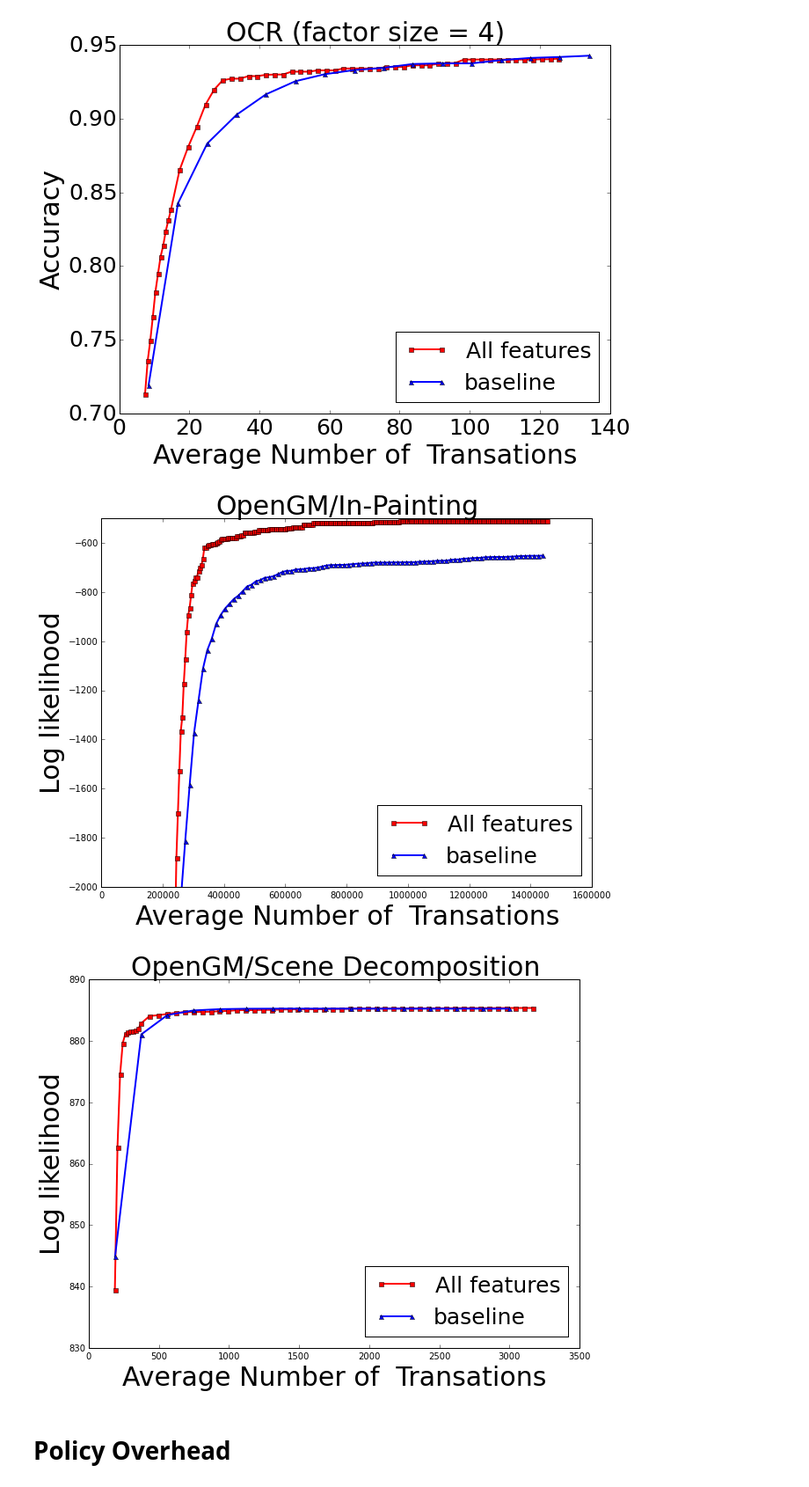
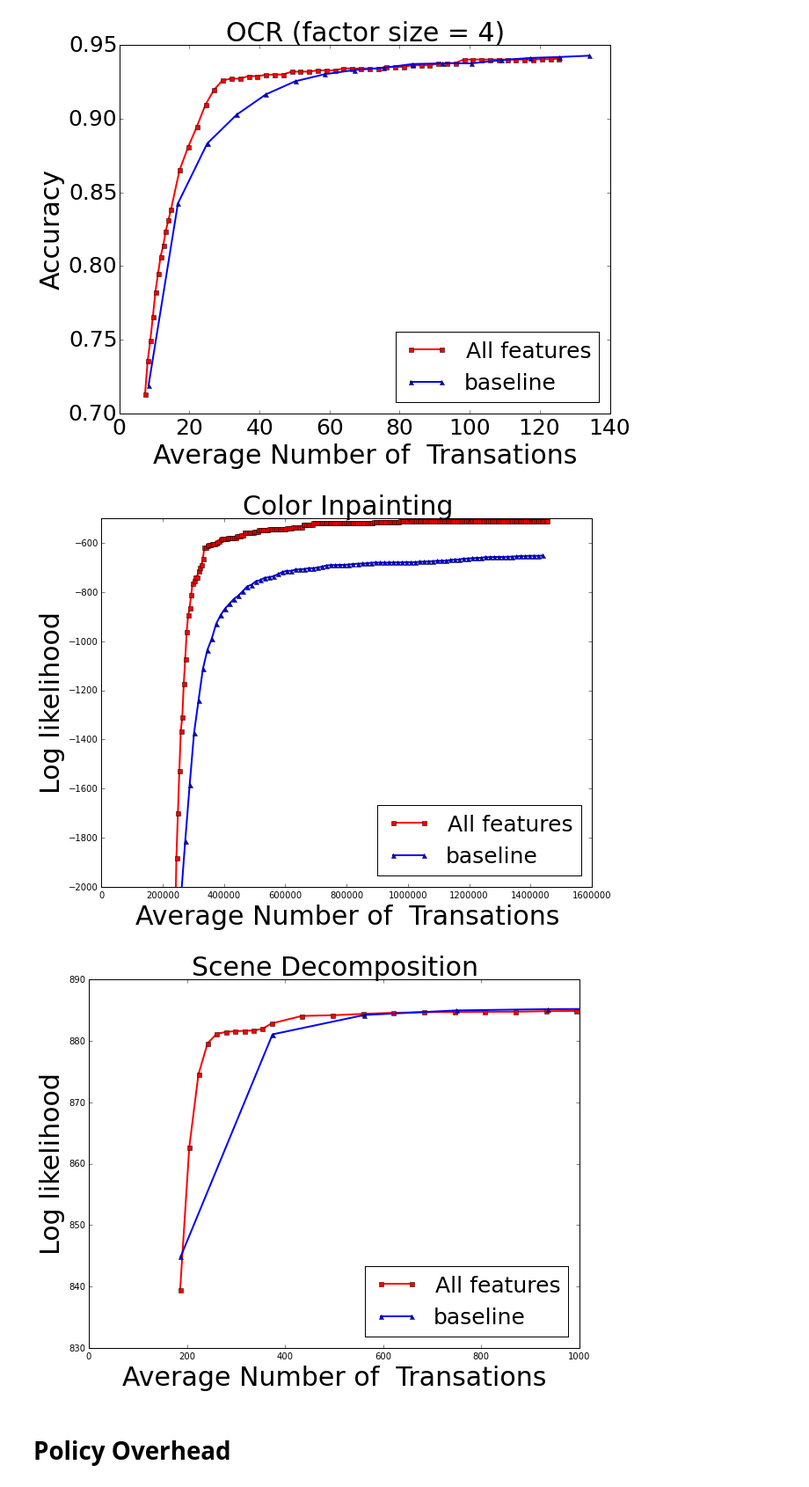
Before and after one commit to strin/HeteroSampler, a Jupyter notebook: shipping.ipynb, the cells around one changed output. Shown: that part at 88% size. Drawn from its saved outputs; the diff is of its cells as text; code cells hidden in the pictures.

```diff
--- a/shipping.ipynb
+++ b/shipping.ipynb
@@ -134,23 +134,24 @@ savefig('figure/ocr-f4.pdf')
 [figure]
 # %%
 plotPerformanceWithBudgets(['test/opengm/inpaint/blockpolicy/nb-ent+nb-vary+cond-ent/Q10/tcall_b*/policy.xml', 'test/opengm/inpaint/gibbs/default/0/tcall_T*/policy.xml'], \
-                           _title='OpenGM/In-Painting',
+                           _title='Color Inpainting',
                            _xlabel='Average Number of  Transations',
                            _ylabel='Log likelihood',
                            _ticksize=10)
 ylim([-2000,-500])
 savefig('figure/budget/opengm-inpainting.pdf')
 # %% [output]
-[figure, old version]
+[figure, new version]
 # %%
 plotPerformanceWithBudgets([ 'test/opengm/scene/blockpolicy/default/0/tcall_b*/policy.xml', 'test/opengm/scene/gibbs/default/0/tcall_T*/policy.xml'], \
-                           _title='OpenGM/Scene Decomposition',
+                           _title='Scene Decomposition',
                            _xlabel='Average Number of  Transations',
                            _ylabel='Log likelihood',
                            _ticksize=10)
+xlim([0, 1000])
 savefig('figure/budget/opengm-scene-decomposition.pdf')
 # %% [output]
-[figure, old version]
+[figure, new version]
 # %% [markdown]
 # Policy Overhead
 # %%
```
Also changed, not shown: parts of 2 cells of this notebook, 1 other file.
